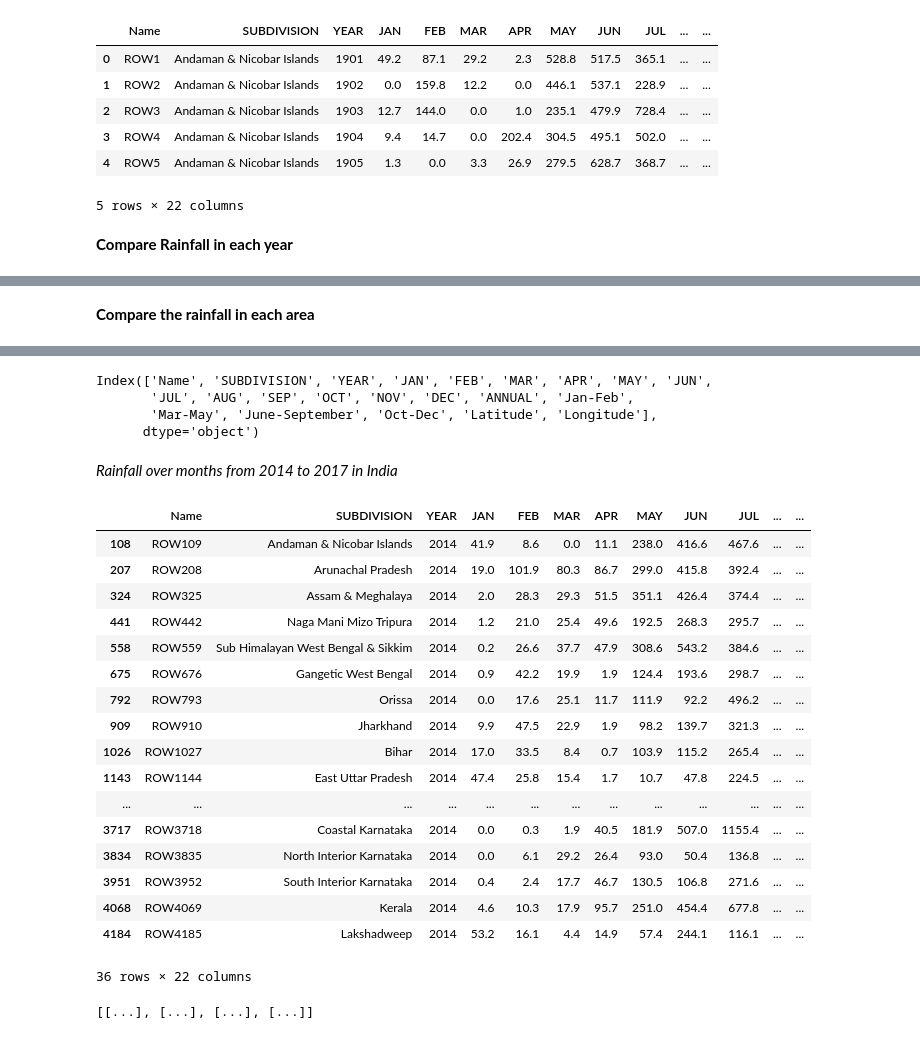
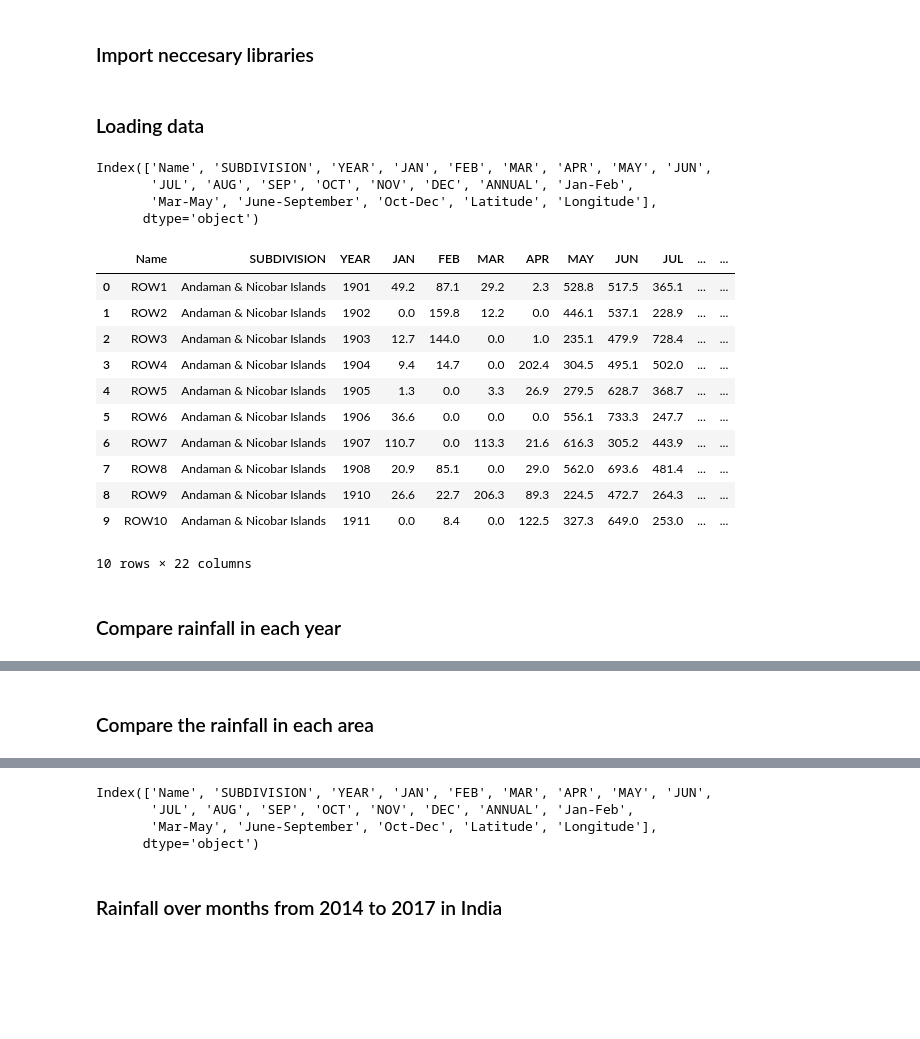
Before and after one commit to ShubhamSalokhe/REGex-Tasks, a Jupyter notebook: Task 4/Assignment 4.ipynb, the cells around one changed output, grey strips where cells are left out. Drawn from its saved outputs; the diff is of its cells as text; code cells hidden in the pictures; blank space fills up the shorter version.

```diff
--- a/Task 4/Assignment 4.ipynb
+++ b/Task 4/Assignment 4.ipynb
@@ -3,3 +5,5 @@
+# %% [markdown]
+### Import neccesary libraries
 # %%
 import pandas as pd
 import numpy as np
@@ -8,17 +12,31 @@ import plotly.graph_objects as go
 %matplotlib inline
 from plotly.offline import plot, iplot, init_notebook_mode
 init_notebook_mode(connected=True)
+# %% [markdown]
+### Loading data
 # %%
 data = pd.read_csv('Rainfall_Data_LL.csv')
-data.head()
+data.columns
 # %% [output]
-|  | Name | SUBDIVISION | YEAR | JAN | FEB | MAR | APR | MAY | JUN | JUL | ... | ... |
-| 0 | ROW1 | Andaman & Nicobar Islands | 1901 | 49.2 | 87.1 | 29.2 | 2.3 | 528.8 | 517.5 | 365.1 | ... | ... |
-| 1 | ROW2 | Andaman & Nicobar Islands | 1902 | 0.0 | 159.8 | 12.2 | 0.0 | 446.1 | 537.1 | 228.9 | ... | ... |
-| 2 | ROW3 | Andaman & Nicobar Islands | 1903 | 12.7 | 144.0 | 0.0 | 1.0 | 235.1 | 479.9 | 728.4 | ... | ... |
-| 3 | ROW4 | Andaman & Nicobar Islands | 1904 | 9.4 | 14.7 | 0.0 | 202.4 | 304.5 | 495.1 | 502.0 | ... | ... |
-| 4 | ROW5 | Andaman & Nicobar Islands | 1905 | 1.3 | 0.0 | 3.3 | 26.9 | 279.5 | 628.7 | 368.7 | ... | ... |
-5 rows × 22 columns
+Index(['Name', 'SUBDIVISION', 'YEAR', 'JAN', 'FEB', 'MAR', 'APR', 'MAY', 'JUN',
+       'JUL', 'AUG', 'SEP', 'OCT', 'NOV', 'DEC', 'ANNUAL', 'Jan-Feb',
+       'Mar-May', 'June-September', 'Oct-Dec', 'Latitude', 'Longitude'],
+      dtype='object')
+# %%
+data.head(10)
+# %% [output]
+|  | Name | SUBDIVISION | YEAR | JAN | FEB | MAR | APR | MAY | JUN | JUL | ... | ... |
+| 0 | ROW1 | Andaman & Nicobar Islands | 1901 | 49.2 | 87.1 | 29.2 | 2.3 | 528.8 | 517.5 | 365.1 | ... | ... |
+| 1 | ROW2 | Andaman & Nicobar Islands | 1902 | 0.0 | 159.8 | 12.2 | 0.0 | 446.1 | 537.1 | 228.9 | ... | ... |
+| 2 | ROW3 | Andaman & Nicobar Islands | 1903 | 12.7 | 144.0 | 0.0 | 1.0 | 235.1 | 479.9 | 728.4 | ... | ... |
+| 3 | ROW4 | Andaman & Nicobar Islands | 1904 | 9.4 | 14.7 | 0.0 | 202.4 | 304.5 | 495.1 | 502.0 | ... | ... |
+| 4 | ROW5 | Andaman & Nicobar Islands | 1905 | 1.3 | 0.0 | 3.3 | 26.9 | 279.5 | 628.7 | 368.7 | ... | ... |
+| 5 | ROW6 | Andaman & Nicobar Islands | 1906 | 36.6 | 0.0 | 0.0 | 0.0 | 556.1 | 733.3 | 247.7 | ... | ... |
+| 6 | ROW7 | Andaman & Nicobar Islands | 1907 | 110.7 | 0.0 | 113.3 | 21.6 | 616.3 | 305.2 | 443.9 | ... | ... |
+| 7 | ROW8 | Andaman & Nicobar Islands | 1908 | 20.9 | 85.1 | 0.0 | 29.0 | 562.0 | 693.6 | 481.4 | ... | ... |
+| 8 | ROW9 | Andaman & Nicobar Islands | 1910 | 26.6 | 22.7 | 206.3 | 89.3 | 224.5 | 472.7 | 264.3 | ... | ... |
+| 9 | ROW10 | Andaman & Nicobar Islands | 1911 | 0.0 | 8.4 | 0.0 | 122.5 | 327.3 | 649.0 | 253.0 | ... | ... |
+10 rows × 22 columns
 # %% [markdown]
-**Compare Rainfall in each year**
+### Compare rainfall in each year
 # %%
@@ -41,7 +56,7 @@ year_fig.show()
 # %% [output]
 [interactive output not drawn]
 # %% [markdown]
-**Compare the rainfall in each area**
+### Compare the rainfall in each area
 # %%
 areas = []
 rainfalls_ = []
@@ -67,26 +81,5 @@ Index(['Name', 'SUBDIVISION', 'YEAR', 'JAN', 'FEB', 'MAR', 'APR', 'MAY', 'JUN',
        'Mar-May', 'June-September', 'Oct-Dec', 'Latitude', 'Longitude'],
       dtype='object')
 # %% [markdown]
-*Rainfall over months from 2014 to 2017 in India*
+### Rainfall over months from 2014 to 2017 in India
-# %%
-data[data['YEAR'] == 2014]
-# %% [output]
-|  | Name | SUBDIVISION | YEAR | JAN | FEB | MAR | APR | MAY | JUN | JUL | ... | ... |
-| 108 | ROW109 | Andaman & Nicobar Islands | 2014 | 41.9 | 8.6 | 0.0 | 11.1 | 238.0 | 416.6 | 467.6 | ... | ... |
-| 207 | ROW208 | Arunachal Pradesh | 2014 | 19.0 | 101.9 | 80.3 | 86.7 | 299.0 | 415.8 | 392.4 | ... | ... |
-| 324 | ROW325 | Assam & Meghalaya | 2014 | 2.0 | 28.3 | 29.3 | 51.5 | 351.1 | 426.4 | 374.4 | ... | ... |
-| 441 | ROW442 | Naga Mani Mizo Tripura | 2014 | 1.2 | 21.0 | 25.4 | 49.6 | 192.5 | 268.3 | 295.7 | ... | ... |
-| 558 | ROW559 | Sub Himalayan West Bengal & Sikkim | 2014 | 0.2 | 26.6 | 37.7 | 47.9 | 308.6 | 543.2 | 384.6 | ... | ... |
-| 675 | ROW676 | Gangetic West Bengal | 2014 | 0.9 | 42.2 | 19.9 | 1.9 | 124.4 | 193.6 | 298.7 | ... | ... |
-| 792 | ROW793 | Orissa | 2014 | 0.0 | 17.6 | 25.1 | 11.7 | 111.9 | 92.2 | 496.2 | ... | ... |
-| 909 | ROW910 | Jharkhand | 2014 | 9.9 | 47.5 | 22.9 | 1.9 | 98.2 | 139.7 | 321.3 | ... | ... |
-| 1026 | ROW1027 | Bihar | 2014 | 17.0 | 33.5 | 8.4 | 0.7 | 103.9 | 115.2 | 265.4 | ... | ... |
-| 1143 | ROW1144 | East Uttar Pradesh | 2014 | 47.4 | 25.8 | 15.4 | 1.7 | 10.7 | 47.8 | 224.5 | ... | ... |
-| ... | ... | ... | ... | ... | ... | ... | ... | ... | ... | ... | ... | ... |
-| 3717 | ROW3718 | Coastal Karnataka | 2014 | 0.0 | 0.3 | 1.9 | 40.5 | 181.9 | 507.0 | 1155.4 | ... | ... |
-| 3834 | ROW3835 | North Interior Karnataka | 2014 | 0.0 | 6.1 | 29.2 | 26.4 | 93.0 | 50.4 | 136.8 | ... | ... |
-| 3951 | ROW3952 | South Interior Karnataka | 2014 | 0.4 | 2.4 | 17.7 | 46.7 | 130.5 | 106.8 | 271.6 | ... | ... |
-| 4068 | ROW4069 | Kerala | 2014 | 4.6 | 10.3 | 17.9 | 95.7 | 251.0 | 454.4 | 677.8 | ... | ... |
-| 4184 | ROW4185 | Lakshadweep | 2014 | 53.2 | 16.1 | 4.4 | 14.9 | 57.4 | 244.1 | 116.1 | ... | ... |
-36 rows × 22 columns
 # %%
@@ -116,8 +110,4 @@ for month in hist_months:
     values4.append(value4)
-# %%
-values2[1]
-# %% [output]
-[[...], [...], [...], [...]]
 # %%
 labels = hist_months
 x = np.arange(len(labels))  # the label locations
```
Also changed, not shown: parts of 10 cells of this notebook.
